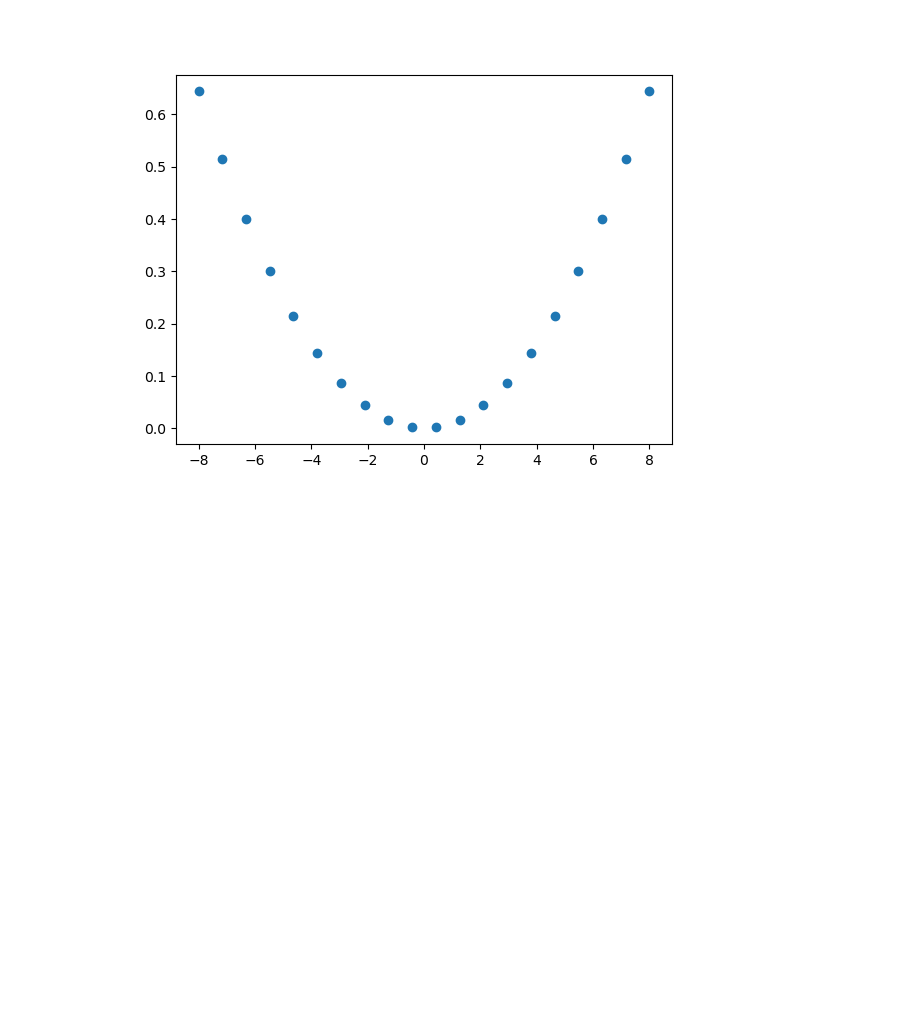
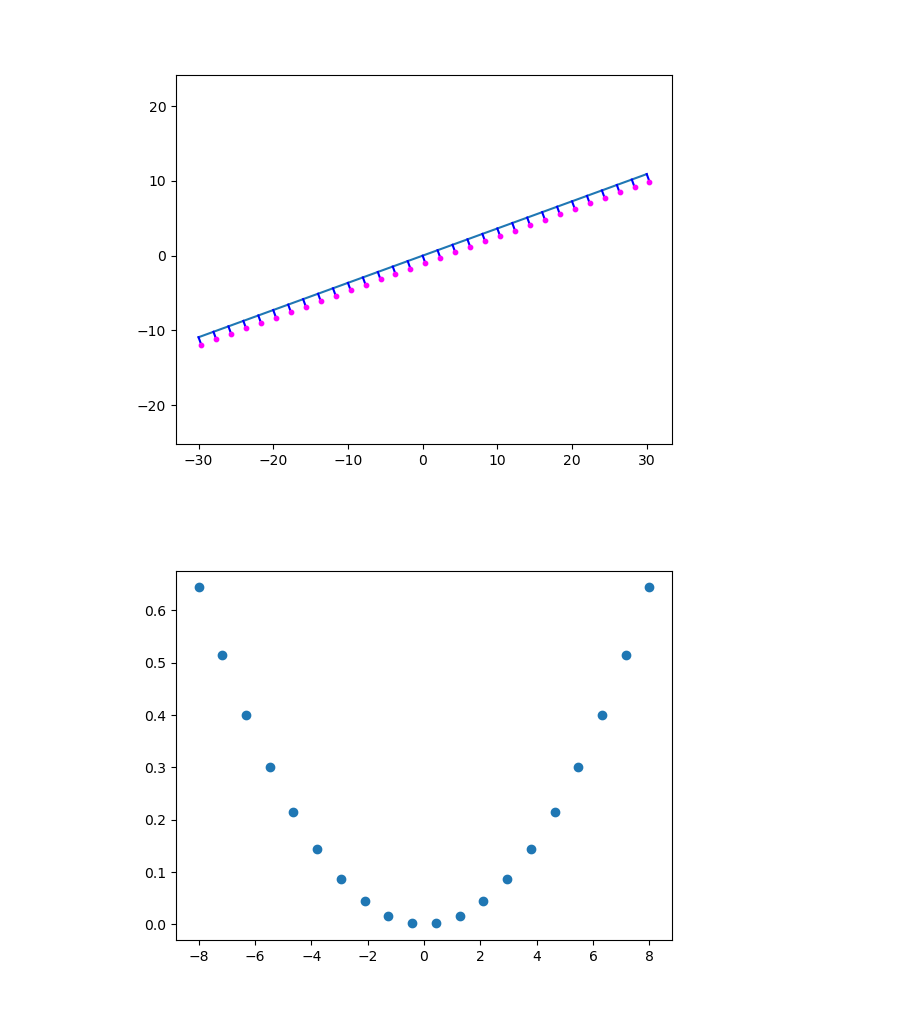
Before and after one commit to ellenle3/ifugen, a Jupyter notebook: surface_generator.ipynb, the cells around one changed output. Saved outputs shown, nothing was run; the diff lists cells and outputs as text; code cells hidden in the pictures; blank space fills up the shorter version.

```diff
--- a/surface_generator.ipynb
+++ b/surface_generator.ipynb
@@ -351,3 +350,22 @@ plt.show()
+# %%
+ys = np.linspace(-30,30,100)
+x0 = 0
+
+surface = sag_func(x0, ys, c, k, alpha, beta, gamma)
+
+plt.figure()
+plt.plot(ys, surface)
+
+for ytest in np.arange(-30, 30.1, 2):
+    nx, ny, nz = surface_norm_func(x0, ytest, c, k, alpha, beta, gamma)
+    ztest = sag_func(x0, ytest, c, k, alpha, beta, gamma)
+    plt.plot([ytest, ytest+ny], [ztest, ztest+nz], c='b')
+    plt.scatter([ytest+ny], [ztest+nz], c='fuchsia', s=10, zorder=10)
+    #plt.plot([ytest, ytest-c*ytest], [ztest, ztest+1-c*ztest], c='r'
+plt.axis("equal")
+plt.show()
+# %% [output]
+[figure, added]
 # %%
 n_each = 1
 n_rows = 1
```
Also changed, not shown: parts of 12 cells of this notebook, 7 other files.
